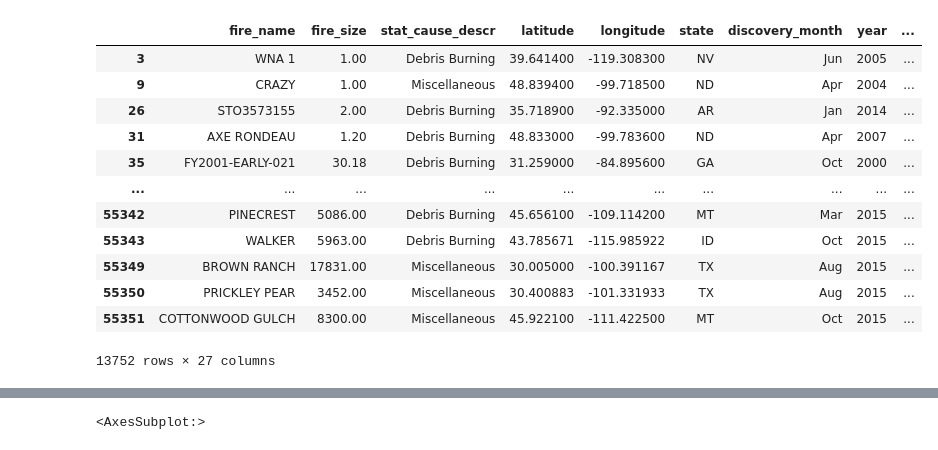
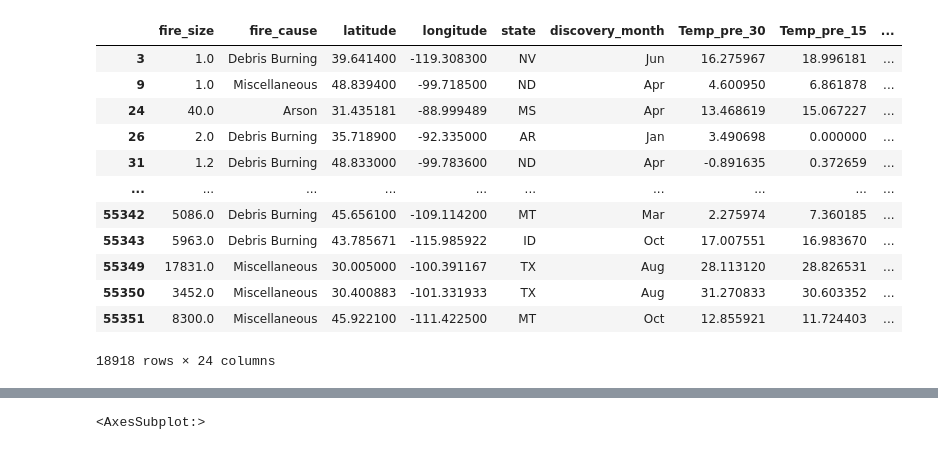
Before and after one commit to goatgirl86/Final_Project_Wildfires, a Jupyter notebook: dataFrameCreation.ipynb, the cells around one changed output, grey strips where cells are left out. Saved outputs shown, nothing was run; the diff lists cells and outputs as text; code cells hidden in the pictures.

Commit message:
update dfs and cleaned data

```diff
--- a/dataFrameCreation.ipynb
+++ b/dataFrameCreation.ipynb
@@ -7,17 +10,17 @@ import plotly.express as px
 # %%
-df = pd.read_csv("Resources\cleaned_wildfire_5.csv", index_col=[0])
+df = pd.read_csv("Resources\cleaned_wildfire_7.csv", index_col=[0])
 df
 # %% [output]
-|  | fire_name | fire_size | stat_cause_descr | latitude | longitude | state | discovery_month | year | ... |
-| 3 | WNA 1 | 1.00 | Debris Burning | 39.641400 | -119.308300 | NV | Jun | 2005 | ... |
-| 9 | CRAZY | 1.00 | Miscellaneous | 48.839400 | -99.718500 | ND | Apr | 2004 | ... |
-| 26 | STO3573155 | 2.00 | Debris Burning | 35.718900 | -92.335000 | AR | Jan | 2014 | ... |
-| 31 | AXE RONDEAU | 1.20 | Debris Burning | 48.833000 | -99.783600 | ND | Apr | 2007 | ... |
-| 35 | FY2001-EARLY-021 | 30.18 | Debris Burning | 31.259000 | -84.895600 | GA | Oct | 2000 | ... |
+|  | fire_size | fire_cause | latitude | longitude | state | discovery_month | Temp_pre_30 | Temp_pre_15 | ... |
+| 3 | 1.0 | Debris Burning | 39.641400 | -119.308300 | NV | Jun | 16.275967 | 18.996181 | ... |
+| 9 | 1.0 | Miscellaneous | 48.839400 | -99.718500 | ND | Apr | 4.600950 | 6.861878 | ... |
+| 24 | 40.0 | Arson | 31.435181 | -88.999489 | MS | Apr | 13.468619 | 15.067227 | ... |
+| 26 | 2.0 | Debris Burning | 35.718900 | -92.335000 | AR | Jan | 3.490698 | 0.000000 | ... |
+| 31 | 1.2 | Debris Burning | 48.833000 | -99.783600 | ND | Apr | -0.891635 | 0.372659 | ... |
 | ... | ... | ... | ... | ... | ... | ... | ... | ... | ... |
-| 55342 | PINECREST | 5086.00 | Debris Burning | 45.656100 | -109.114200 | MT | Mar | 2015 | ... |
-| 55343 | WALKER | 5963.00 | Debris Burning | 43.785671 | -115.985922 | ID | Oct | 2015 | ... |
-| 55349 | BROWN RANCH | 17831.00 | Miscellaneous | 30.005000 | -100.391167 | TX | Aug | 2015 | ... |
-| 55350 | PRICKLEY PEAR | 3452.00 | Miscellaneous | 30.400883 | -101.331933 | TX | Aug | 2015 | ... |
-| 55351 | COTTONWOOD GULCH | 8300.00 | Miscellaneous | 45.922100 | -111.422500 | MT | Oct | 2015 | ... |
+| 55342 | 5086.0 | Debris Burning | 45.656100 | -109.114200 | MT | Mar | 2.275974 | 7.360185 | ... |
+| 55343 | 5963.0 | Debris Burning | 43.785671 | -115.985922 | ID | Oct | 17.007551 | 16.983670 | ... |
+| 55349 | 17831.0 | Miscellaneous | 30.005000 | -100.391167 | TX | Aug | 28.113120 | 28.826531 | ... |
+| 55350 | 3452.0 | Miscellaneous | 30.400883 | -101.331933 | TX | Aug | 31.270833 | 30.603352 | ... |
+| 55351 | 8300.0 | Miscellaneous | 45.922100 | -111.422500 | MT | Oct | 12.855921 | 11.724403 | ... |
-13752 rows × 27 columns
+18918 rows × 24 columns
```
Also changed, not shown: parts of 26 cells of this notebook.
